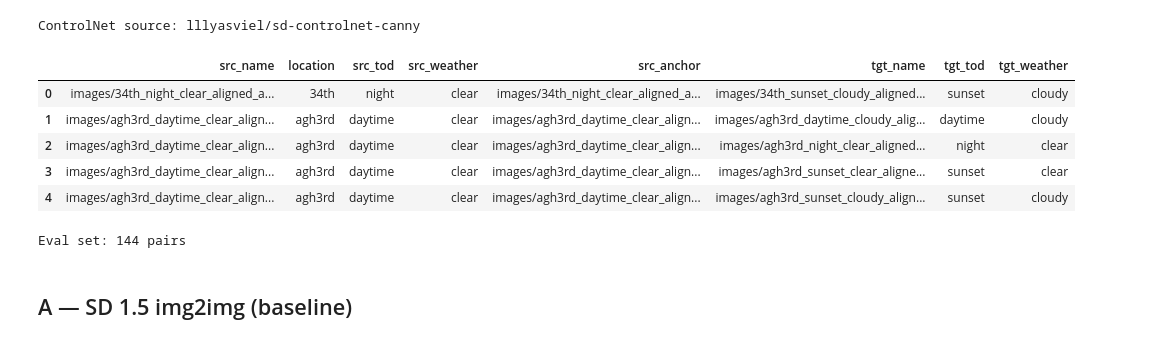
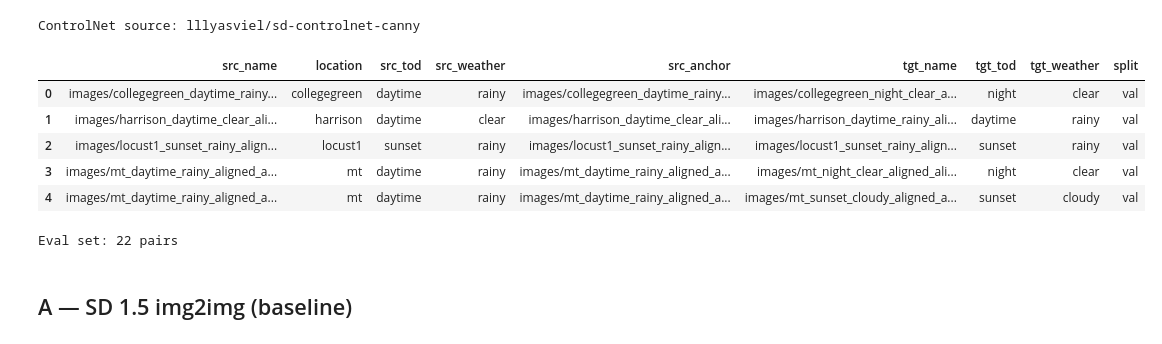
Before and after one commit to gabeweng/image-style-transfer, a Jupyter notebook: notebooks/02_inference.ipynb, the cells around one changed output. Saved outputs shown, nothing was run; the diff lists cells and outputs as text; code cells hidden in the pictures.

```diff
--- a/notebooks/02_inference.ipynb
+++ b/notebooks/02_inference.ipynb
@@ -93,6 +96,8 @@ mani_df["anchor_file"] = "images/" + mani_df["anchor_file"].apply(lambda x: Path
 # Only keep reocrds in which the anchor name exists
 mani_df = mani_df[mani_df["anchor_file"].isin(mani_df["file_name"])]
 
+# Do inference only on the validation sets
+mani_df = mani_df[mani_df["split"] == "val"]
 
 # Schema of eval_df
 eval_df = {
@@ -106,6 +111,8 @@ eval_df = {
     "tgt_name": [],
     "tgt_tod": [],
     "tgt_weather": [],
+
+    "split": [],
 }
 
 # Go through and construct dat thing
@@ -116,45 +123,49 @@ for location in mani_df["location"].unique():
 
     if num_photos == 1:
         # Just pair the data with itself
+        eval_df["split"].append(loc_df["split"].iloc[0])
+
         eval_df["src_name"].append(loc_df["file_name"].iloc[0])
         eval_df["tgt_name"].append(loc_df["file_name"].iloc[0])
 
 
         eval_df["src_weather"].append(loc_df["weather"].iloc[0])
         eval_df["tgt_weather"].append(loc_df["weather"].iloc[0])
 
         eval_df["src_tod"].append(loc_df["time_of_day"].iloc[0])
         eval_df["tgt_tod"].append(loc_df["time_of_day"].iloc[0])
 
         eval_df["src_anchor"].append(loc_df["anchor_file"].iloc[0])
         eval_df["location"].append(location)
     else:
         # For all pairings of conditions, generate a
         # row going from one condition to another
         all_pairs = combinations(list(range(num_photos)), 2)
 
         for idx1, idx2 in all_pairs:
+            eval_df["split"].append(loc_df["split"].iloc[idx1])
+
             eval_df["src_name"].append(loc_df["file_name"].iloc[idx1])
             eval_df["tgt_name"].append(loc_df["file_name"].iloc[idx2])
 
             eval_df["src_weather"].append(loc_df["weather"].iloc[idx1])
             eval_df["tgt_weather"].append(loc_df["weather"].iloc[idx2])
 
             eval_df["src_tod"].append(loc_df["time_of_day"].iloc[idx1])
             eval_df["tgt_tod"].append(loc_df["time_of_day"].iloc[idx2])
             eval_df["location"].append(location)
             eval_df["src_anchor"].append(loc_df["anchor_file"].iloc[idx1])
 
 
 eval_df = pd.DataFrame(eval_df)
 eval_df.head()
 # %% [output]
-|  | src_name | location | src_tod | src_weather | src_anchor | tgt_name | tgt_tod | tgt_weather |
-| 0 | images/34th_night_clear_aligned_a... | 34th | night | clear | images/34th_night_clear_aligned_a... | images/34th_sunset_cloudy_aligned... | sunset | cloudy |
-| 1 | images/agh3rd_daytime_clear_align... | agh3rd | daytime | clear | images/agh3rd_daytime_clear_align... | images/agh3rd_daytime_cloudy_alig... | daytime | cloudy |
-| 2 | images/agh3rd_daytime_clear_align... | agh3rd | daytime | clear | images/agh3rd_daytime_clear_align... | images/agh3rd_night_clear_aligned... | night | clear |
-| 3 | images/agh3rd_daytime_clear_align... | agh3rd | daytime | clear | images/agh3rd_daytime_clear_align... | images/agh3rd_sunset_clear_aligne... | sunset | clear |
-| 4 | images/agh3rd_daytime_clear_align... | agh3rd | daytime | clear | images/agh3rd_daytime_clear_align... | images/agh3rd_sunset_cloudy_align... | sunset | cloudy |
+|  | src_name | location | src_tod | src_weather | src_anchor | tgt_name | tgt_tod | tgt_weather | split |
+| 0 | images/collegegreen_daytime_rainy... | collegegreen | daytime | rainy | images/collegegreen_daytime_rainy... | images/collegegreen_night_clear_a... | night | clear | val |
+| 1 | images/harrison_daytime_clear_ali... | harrison | daytime | clear | images/harrison_daytime_clear_ali... | images/harrison_daytime_rainy_ali... | daytime | rainy | val |
+| 2 | images/locust1_sunset_rainy_align... | locust1 | sunset | rainy | images/locust1_sunset_rainy_align... | images/locust1_sunset_rainy_align... | sunset | rainy | val |
+| 3 | images/mt_daytime_rainy_aligned_a... | mt | daytime | rainy | images/mt_daytime_rainy_aligned_a... | images/mt_night_clear_aligned_ali... | night | clear | val |
+| 4 | images/mt_daytime_rainy_aligned_a... | mt | daytime | rainy | images/mt_daytime_rainy_aligned_a... | images/mt_sunset_cloudy_aligned_a... | sunset | cloudy | val |
 # %%
 import gc, os
 import cv2
@@ -200,7 +211,7 @@ def run_inference(pipe_fn, out_dir: str, suffix: str):
     pd.DataFrame(results).to_csv(os.path.join(out_dir, 'results.csv'), index=False)
     print(f'  Saved {len(results)} images → {out_dir}')
 # %% [output]
-Eval set: 144 pairs
+Eval set: 22 pairs
 # %% [markdown]
 ## A — SD 1.5 img2img (baseline)
 # %%
```
Also changed, not shown: parts of 6 cells of this notebook, 5 other files.
